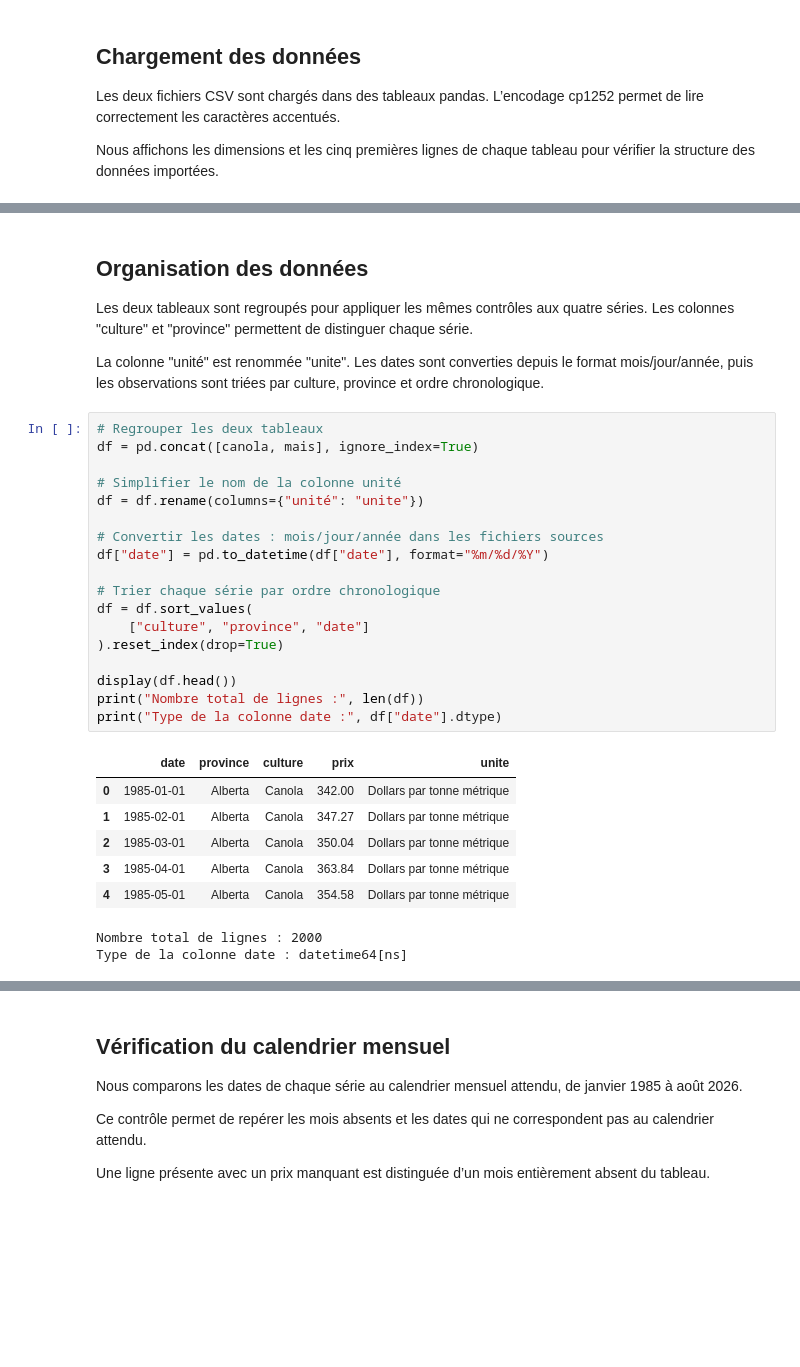
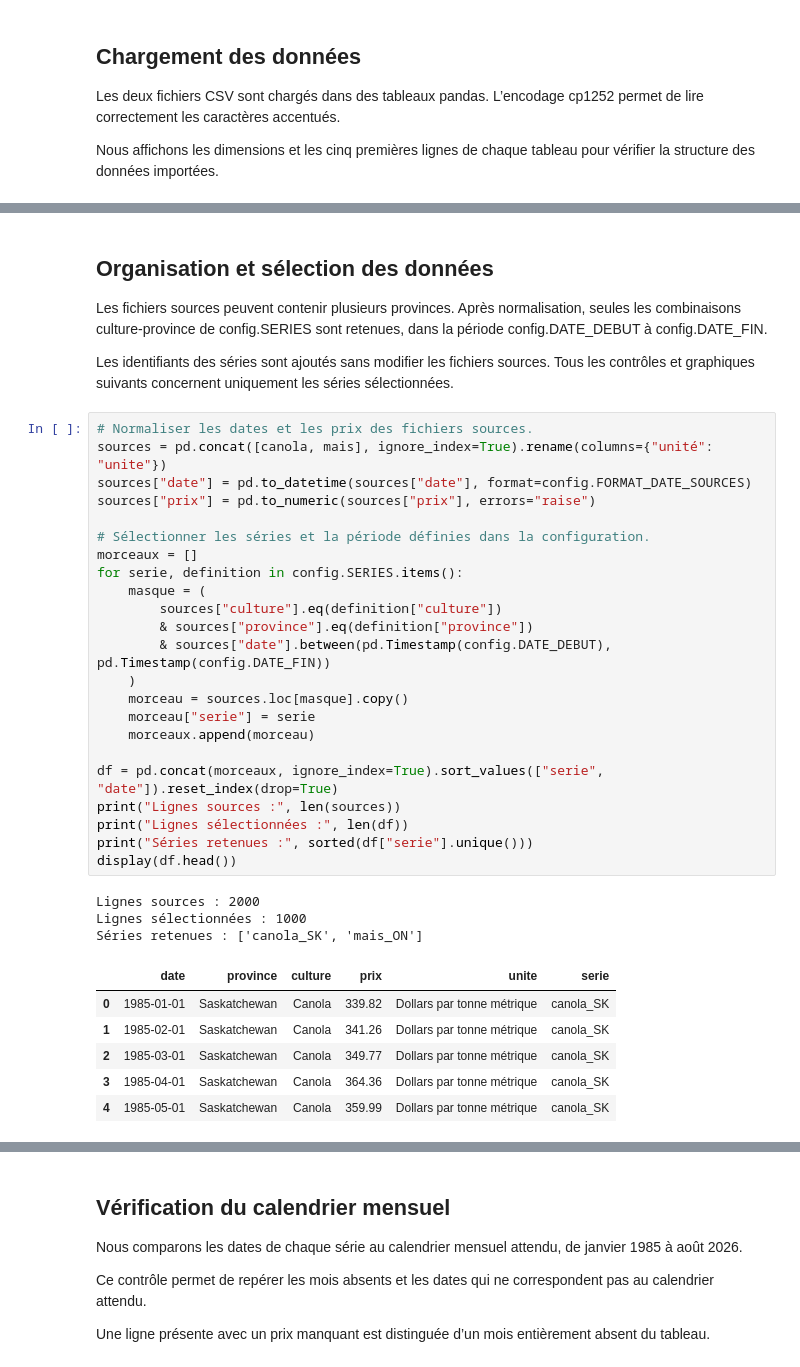
Before and after one commit to MarcAndreSeguin/projet-prix-agricoles, a Jupyter notebook: notebooks/01_pretraitement.ipynb, the cells around one changed output, grey strips where cells are left out. Drawn from its saved outputs; the diff is of its cells as text; blank space fills up the shorter version.

```diff
--- a/notebooks/01_pretraitement.ipynb
+++ b/notebooks/01_pretraitement.ipynb
@@ -77,37 +72,42 @@ Maïs - lignes, colonnes : (1000, 5)
 | 3 | 2/1/1985 | Ontario | Maïs-grain | 132.67 | Dollars par tonne métrique |
 | 4 | 3/1/1985 | Québec | Maïs-grain | 154.32 | Dollars par tonne métrique |
 # %% [markdown]
-## Organisation des données
+## Organisation et sélection des données
+Les fichiers sources peuvent contenir plusieurs provinces. Après normalisation, seules les combinaisons culture-province de config.SERIES sont retenues, dans la période config.DATE_DEBUT à config.DATE_FIN.
 
-Les deux tableaux sont regroupés pour appliquer les mêmes contrôles aux quatre séries. Les colonnes "culture" et "province" permettent de distinguer chaque série.
-
-La colonne "unité" est renommée "unite". Les dates sont converties depuis le format mois/jour/année, puis les observations sont triées par culture, province et ordre chronologique.
+Les identifiants des séries sont ajoutés sans modifier les fichiers sources. Tous les contrôles et graphiques suivants concernent uniquement les séries sélectionnées.
 # %%
-# Regrouper les deux tableaux
-df = pd.concat([canola, mais], ignore_index=True)
+# Normaliser les dates et les prix des fichiers sources.
+sources = pd.concat([canola, mais], ignore_index=True).rename(columns={"unité": "unite"})
+sources["date"] = pd.to_datetime(sources["date"], format=config.FORMAT_DATE_SOURCES)
+sources["prix"] = pd.to_numeric(sources["prix"], errors="raise")
 
-# Simplifier le nom de la colonne unité
-df = df.rename(columns={"unité": "unite"})
+# Sélectionner les séries et la période définies dans la configuration.
+morceaux = []
+for serie, definition in config.SERIES.items():
+    masque = (
+        sources["culture"].eq(definition["culture"])
+        & sources["province"].eq(definition["province"])
+        & sources["date"].between(pd.Timestamp(config.DATE_DEBUT), pd.Timestamp(config.DATE_FIN))
+    )
+    morceau = sources.loc[masque].copy()
+    morceau["serie"] = serie
+    morceaux.append(morceau)
 
-# Convertir les dates : mois/jour/année dans les fichiers sources
-df["date"] = pd.to_datetime(df["date"], format="%m/%d/%Y")
-
-# Trier chaque série par ordre chronologique
-df = df.sort_values(
-    ["culture", "province", "date"]
-).reset_index(drop=True)
-
+df = pd.concat(morceaux, ignore_index=True).sort_values(["serie", "date"]).reset_index(drop=True)
+print("Lignes sources :", len(sources))
+print("Lignes sélectionnées :", len(df))
+print("Séries retenues :", sorted(df["serie"].unique()))
 display(df.head())
-print("Nombre total de lignes :", len(df))
-print("Type de la colonne date :", df["date"].dtype)
 # %% [output]
+Lignes sources : 2000
+Lignes sélectionnées : 1000
+Séries retenues : ['canola_SK', 'mais_ON']
-|  | date | province | culture | prix | unite |
-| 0 | 1985-01-01 | Alberta | Canola | 342.00 | Dollars par tonne métrique |
-| 1 | 1985-02-01 | Alberta | Canola | 347.27 | Dollars par tonne métrique |
-| 2 | 1985-03-01 | Alberta | Canola | 350.04 | Dollars par tonne métrique |
-| 3 | 1985-04-01 | Alberta | Canola | 363.84 | Dollars par tonne métrique |
-| 4 | 1985-05-01 | Alberta | Canola | 354.58 | Dollars par tonne métrique |
+|  | date | province | culture | prix | unite | serie |
+| 0 | 1985-01-01 | Saskatchewan | Canola | 339.82 | Dollars par tonne métrique | canola_SK |
+| 1 | 1985-02-01 | Saskatchewan | Canola | 341.26 | Dollars par tonne métrique | canola_SK |
+| 2 | 1985-03-01 | Saskatchewan | Canola | 349.77 | Dollars par tonne métrique | canola_SK |
+| 3 | 1985-04-01 | Saskatchewan | Canola | 364.36 | Dollars par tonne métrique | canola_SK |
+| 4 | 1985-05-01 | Saskatchewan | Canola | 359.99 | Dollars par tonne métrique | canola_SK |
-Nombre total de lignes : 2000
-Type de la colonne date : datetime64[ns]
 # %% [markdown]
 ## Contrôle des valeurs manquantes et des doublons
```
Also changed, not shown: parts of 23 cells of this notebook, 10 other files.
